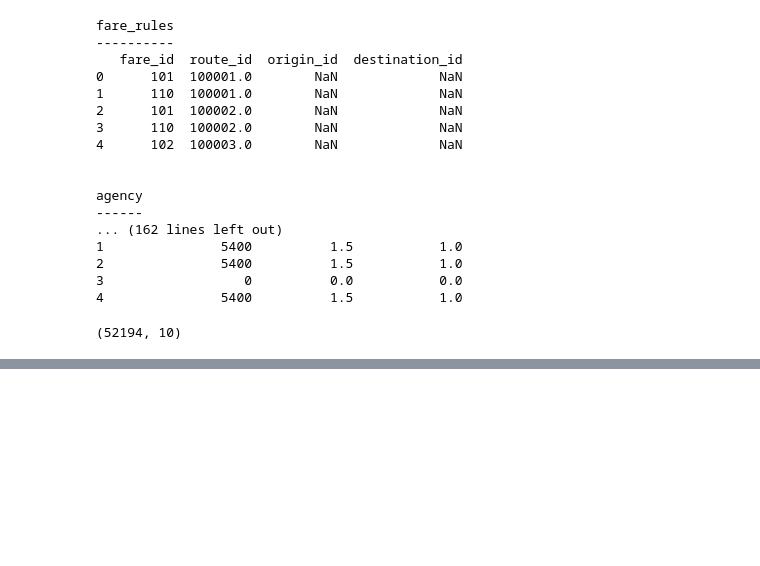
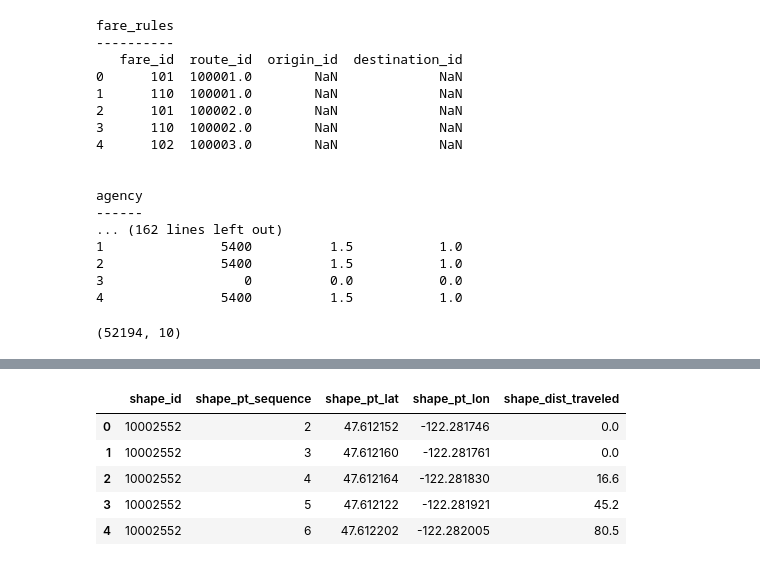
Before and after one commit to mileserickson/tripshark, a Jupyter notebook: nb/GTFS-EDA.ipynb, the cells around one changed output, grey strips where cells are left out. Saved outputs shown, nothing was run; the diff lists cells and outputs as text; code cells hidden in the pictures; blank space fills up the shorter version.

```diff
--- a/nb/GTFS-EDA.ipynb
+++ b/nb/GTFS-EDA.ipynb
@@ -44,0 +54,9 @@ gtfs['trips'].shape
+# %%
+gtfs['shapes'].head()
+# %% [output]
+|  | shape_id | shape_pt_sequence | shape_pt_lat | shape_pt_lon | shape_dist_traveled |
+| 0 | 10002552 | 2 | 47.612152 | -122.281746 | 0.0 |
+| 1 | 10002552 | 3 | 47.612160 | -122.281761 | 0.0 |
+| 2 | 10002552 | 4 | 47.612164 | -122.281830 | 16.6 |
+| 3 | 10002552 | 5 | 47.612122 | -122.281921 | 45.2 |
+| 4 | 10002552 | 6 | 47.612202 | -122.282005 | 80.5 |
```
Also changed, not shown: parts of 12 cells of this notebook.
